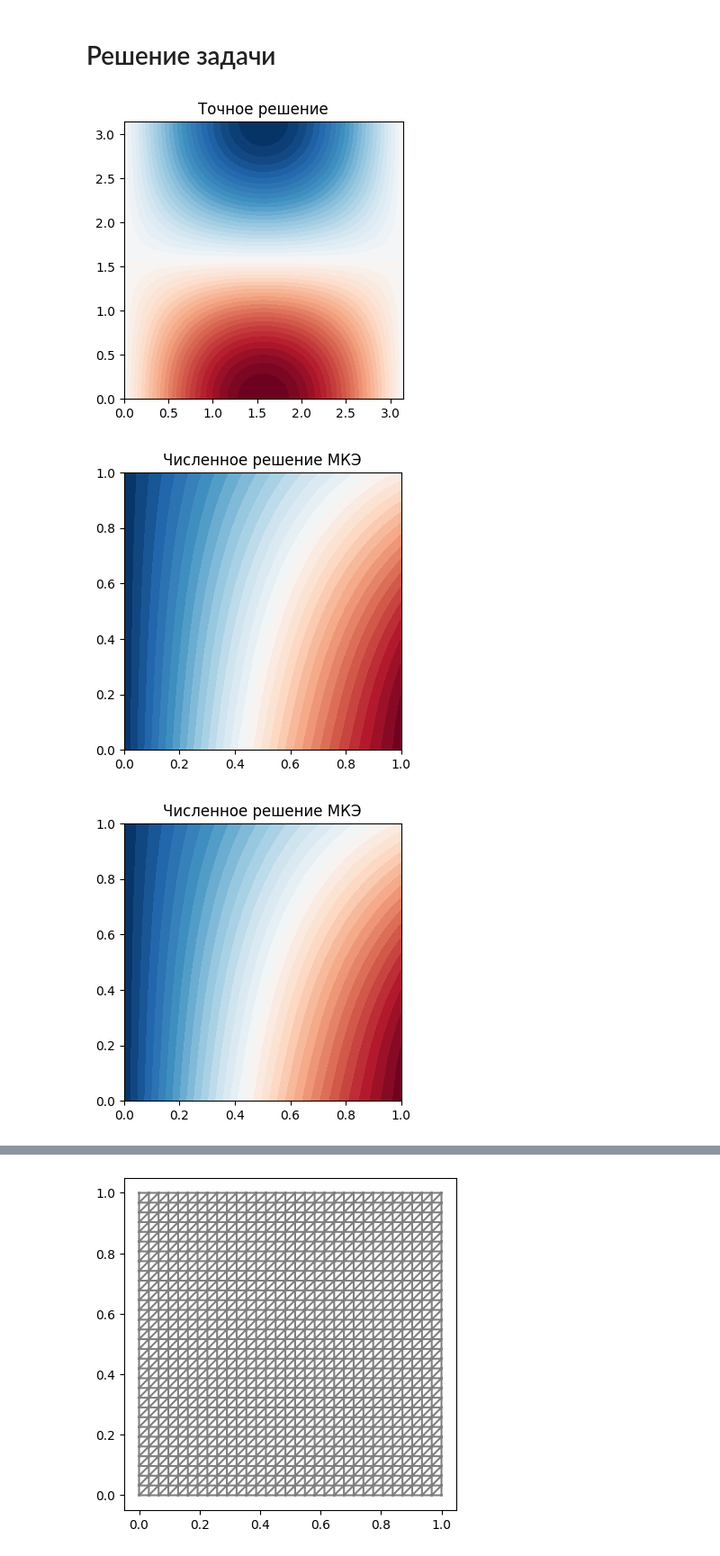
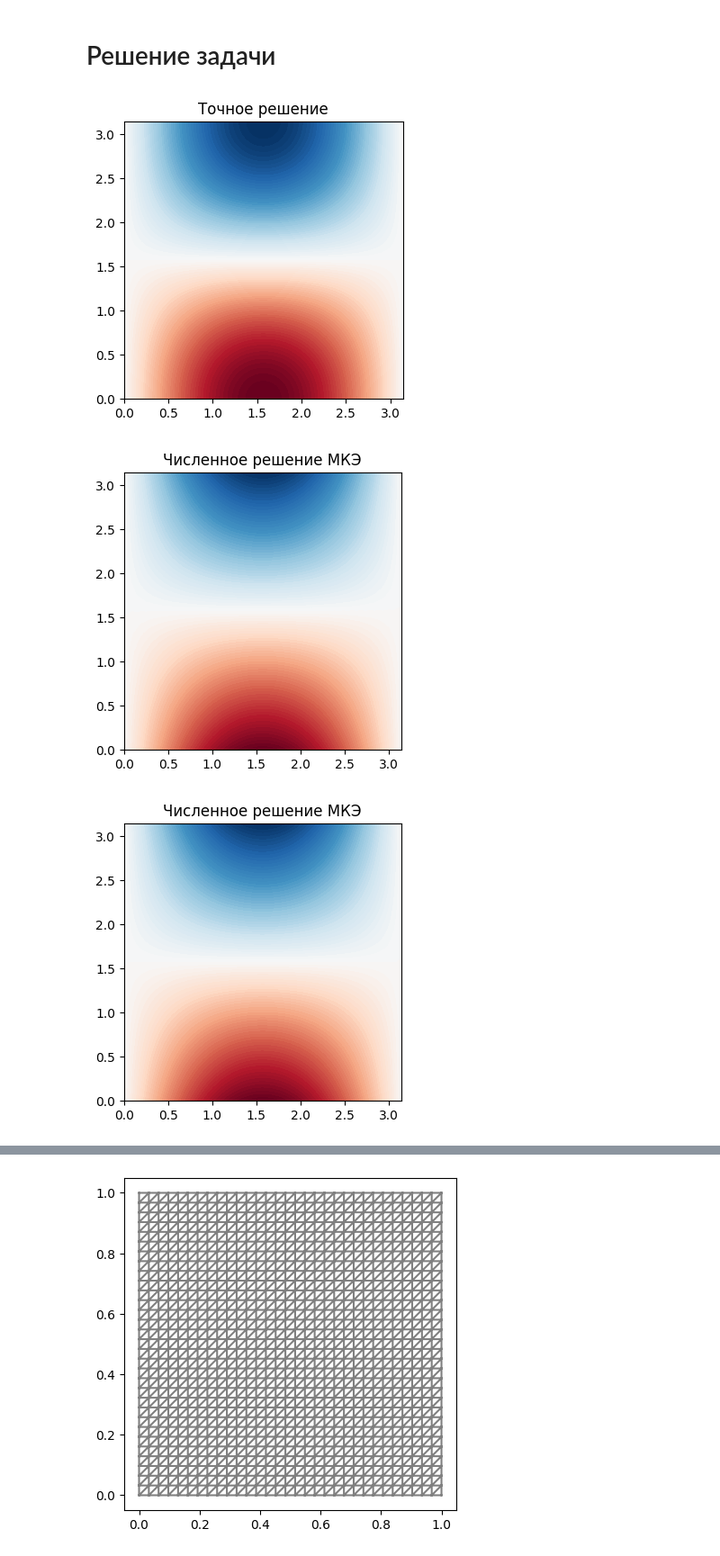
Before and after one commit to Pisarenkova/KT_2025, a Jupyter notebook: Копия_блокнота_"fenics_ipynb".ipynb, the cells around one changed output, grey strips where cells are left out. Shown at 90% size. Drawn from its saved outputs; the diff is of its cells as text; code cells hidden in the pictures.

```diff
--- a/Копия_блокнота_"fenics_ipynb".ipynb
+++ b/Копия_блокнота_"fenics_ipynb".ipynb
@@ -54,42 +94,12 @@ Saving to: ‘/tmp/fenics-install.sh’
 # %%
-from fenics import *
-import numpy as np
-import matplotlib.pyplot as plt
-
-# Определяем сетку
-def create_mesh(h):
-    return UnitSquareMesh(int(np.pi/h), int(np.pi/h))
-
+ f_exp='sin(x[0])*cos(x[1])'
 # Определяем функцию f
 def f(x, y):
     return np.sin(x) * np.cos(y)
 
-# Точное решение
+ # Точное решение
 def exact_solution(x, y):
     return np.sin(x) * np.cos(y)
-
-# Основная функция для численного решения
-def solve_pde(h):
-    mesh = create_mesh(h)
-    V = FunctionSpace(mesh, 'P', 1)  # Пространство функций первого порядка
-
-    # Граничные условия
-    u_D = Expression('sin(x[0])*cos(x[1])', degree=2)
-    bc = DirichletBC(V, u_D, 'on_boundary')
-
-    # Определяем вариационную форму
-    u = TrialFunction(V)
-    v = TestFunction(V)
-    f_expr = Expression('sin(x[0]) * cos(x[1])', degree=2)
-    a = inner(nabla_grad(u), nabla_grad(v)) * dx
-    L = f_expr * v * dx
-
-    # Решаем задачу
-    u = Function(V)
-    solve(a == L, u, bc)
-
-    return mesh, u
-
 
  # Визуализация точного решения
 plt.figure(figsize=(4, 4))
@@ -102,15 +112,15 @@ y = np.linspace(0, np.pi, 100)
 
 X, Y = np.meshgrid(x, y)
 Z_exact = exact_solution(X, Y)
-plt.contourf(X, Y, Z_exact, levels=50, cmap='RdBu_r')
+plt.contourf(X, Y, Z_exact, levels=100, cmap='RdBu_r')
 plt.title('Точное решение')
 
 # Визуализация
 def plot_solutions(mesh, numerical_solution):
-    plt.figure(figsize=(12, 4))
+    plt.figure(figsize=(4, 4))
 
     # Визуализация численного решения
-    plot(numerical_solution, title='Численное решение МКЭ', cmap='RdBu_r')
+    plot(numerical_solution, title='Численное решение МКЭ', levels=100, cmap='RdBu_r')
 
 
     # Визуализация разности
@@ -126,39 +136,39 @@ def plot_solutions(mesh, numerical_solution):
 #plot_solutions(mesh,)
 
 # Основной цикл для анализа зависимости от h
 h_values = [0.1, 0.05, 0.025]
 errors_L2 = []
 errors_C = []
 errors_H1 = []
 
 for h in h_values:
-    mesh, numerical_solution = solve_pde(h)
+    mesh, numerical_solution = solve_pde(f_exp, h)
 
     plot_solutions(mesh, numerical_solution)
 
     # Вычисление ошибок
-    exact_sol = interpolate(Expression('sin(x[0]) * cos(x[1])', degree=2), numerical_solution.function_space())
+    exact_sol = interpolate(Expression(f_exp, degree=2), numerical_solution.function_space())
     error_L2 = errornorm(exact_sol, numerical_solution, 'L2')
     error_C = np.max(np.abs(numerical_solution.vector().get_local() - exact_sol.vector().get_local()))
     error_H1 = errornorm(exact_sol, numerical_solution, 'H1')
 
     errors_L2.append(error_L2)
     errors_C.append(error_C)
     errors_H1.append(error_H1)
 
 
 # Визуализация зависимости ошибок от h
 plt.figure()
 plt.loglog(h_values, errors_L2, label='L2 Error', marker='o')
-plt.loglog(h_values, errors_C, label='C Error', marker='o')
-plt.loglog(h_values, errors_H1, label='H1 Error', marker='o')
-plt.xlabel('Mesh Size h')
-plt.ylabel('Error')
-plt.title('Error Analysis')
+plt.loglog(h_values, errors_C, label='C Error', marker='x')
+plt.loglog(h_values, errors_H1, label='H1 Error', marker='s')
+plt.xlabel('Шаг h')
+plt.ylabel('Ошибка')
+plt.title('Анализ ошибок')
 plt.legend()
 plt.grid()
 plt.show()
 # %% [output]
 [figure]
-[figure, old version]
+[figure, new version]
-[figure, old version]
+[figure, new version]
```
Also changed, not shown: parts of 8 cells of this notebook.
